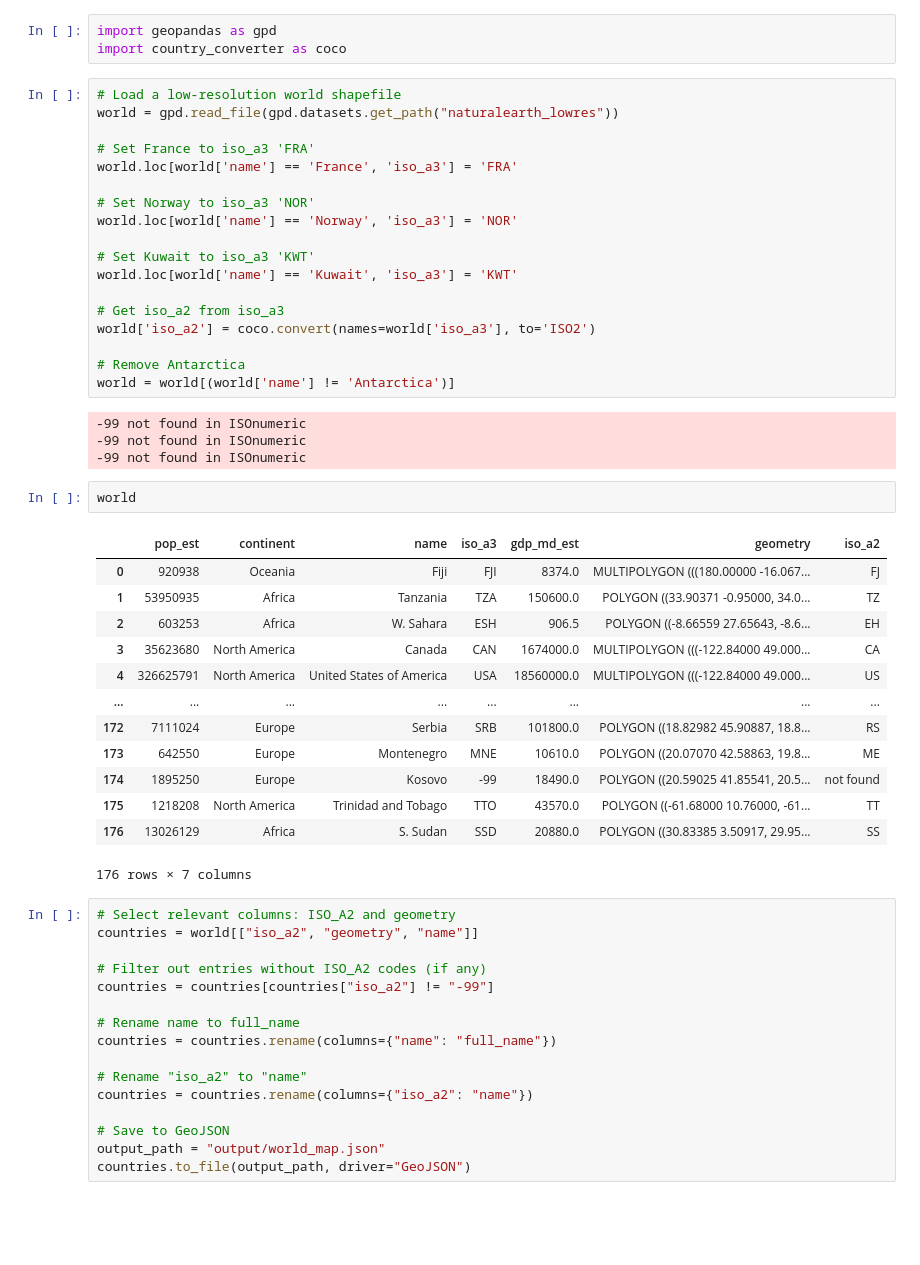
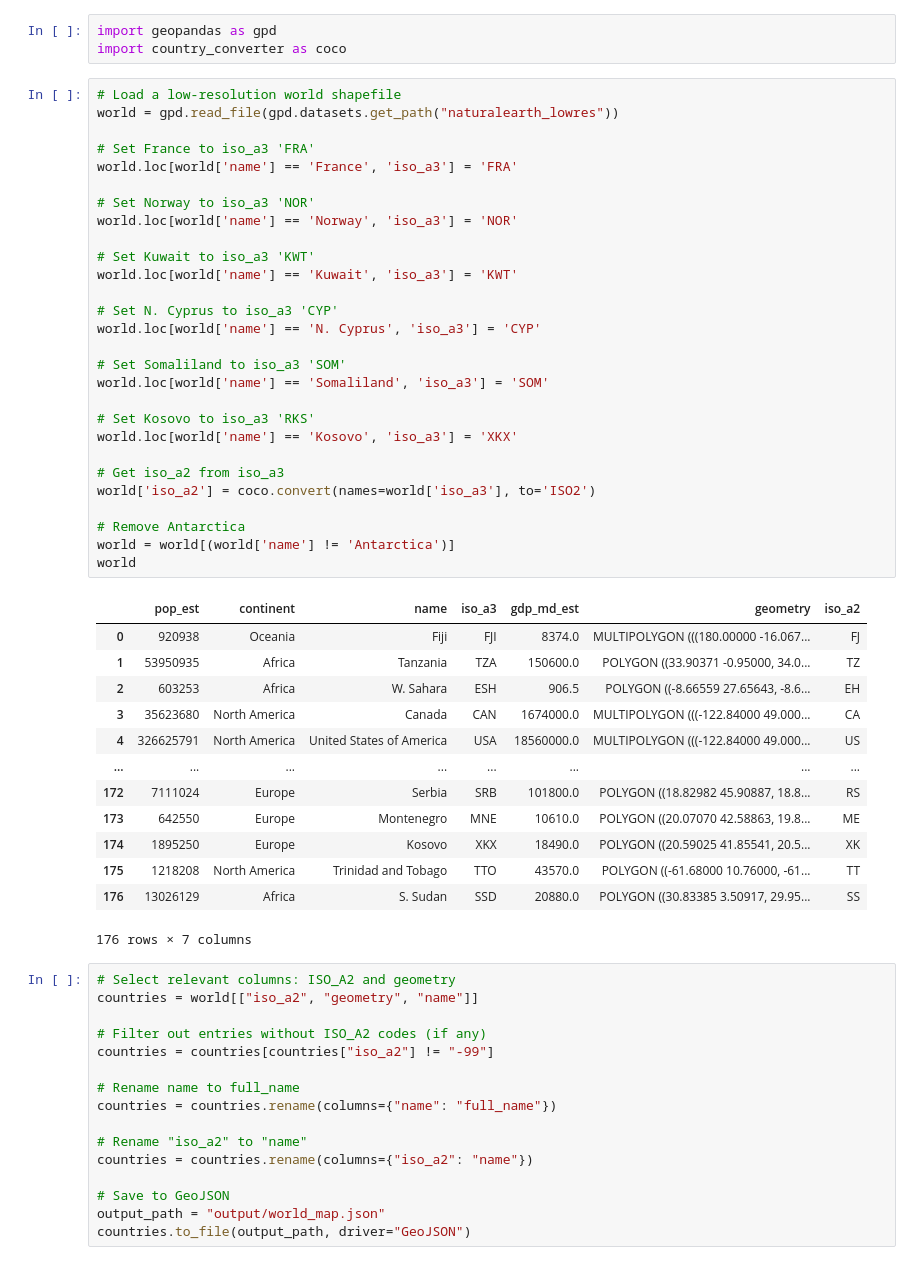
Before and after one commit to ColasDroin/pre_analysis, a Jupyter notebook: acquire_worldmap.ipynb, the cells around one changed output. Cells and saved outputs as stored; diff of their text form; blank space fills up the shorter version.

```diff
--- a/acquire_worldmap.ipynb
+++ b/acquire_worldmap.ipynb
@@ -4,41 +4,45 @@ import country_converter as coco
 # %%
 # Load a low-resolution world shapefile
 world = gpd.read_file(gpd.datasets.get_path("naturalearth_lowres"))
 
 # Set France to iso_a3 'FRA'
 world.loc[world['name'] == 'France', 'iso_a3'] = 'FRA'
 
 # Set Norway to iso_a3 'NOR'
 world.loc[world['name'] == 'Norway', 'iso_a3'] = 'NOR'
 
 # Set Kuwait to iso_a3 'KWT'
 world.loc[world['name'] == 'Kuwait', 'iso_a3'] = 'KWT'
 
+# Set N. Cyprus to iso_a3 'CYP'
+world.loc[world['name'] == 'N. Cyprus', 'iso_a3'] = 'CYP'
+
+# Set Somaliland to iso_a3 'SOM'
+world.loc[world['name'] == 'Somaliland', 'iso_a3'] = 'SOM'
+
+# Set Kosovo to iso_a3 'RKS'
+world.loc[world['name'] == 'Kosovo', 'iso_a3'] = 'XKX'
+
 # Get iso_a2 from iso_a3
 world['iso_a2'] = coco.convert(names=world['iso_a3'], to='ISO2')
 
 # Remove Antarctica
 world = world[(world['name'] != 'Antarctica')]
+world
 # %% [output]
+|  | pop_est | continent | name | iso_a3 | gdp_md_est | geometry | iso_a2 |
+| 0 | 920938 | Oceania | Fiji | FJI | 8374.0 | MULTIPOLYGON (((180.00000 -16.067... | FJ |
+| 1 | 53950935 | Africa | Tanzania | TZA | 150600.0 | POLYGON ((33.90371 -0.95000, 34.0... | TZ |
+| 2 | 603253 | Africa | W. Sahara | ESH | 906.5 | POLYGON ((-8.66559 27.65643, -8.6... | EH |
+| 3 | 35623680 | North America | Canada | CAN | 1674000.0 | MULTIPOLYGON (((-122.84000 49.000... | CA |
+| 4 | 326625791 | North America | United States of America | USA | 18560000.0 | MULTIPOLYGON (((-122.84000 49.000... | US |
+| ... | ... | ... | ... | ... | ... | ... | ... |
+| 172 | 7111024 | Europe | Serbia | SRB | 101800.0 | POLYGON ((18.82982 45.90887, 18.8... | RS |
+| 173 | 642550 | Europe | Montenegro | MNE | 10610.0 | POLYGON ((20.07070 42.58863, 19.8... | ME |
+| 174 | 1895250 | Europe | Kosovo | XKX | 18490.0 | POLYGON ((20.59025 41.85541, 20.5... | XK |
+| 175 | 1218208 | North America | Trinidad and Tobago | TTO | 43570.0 | POLYGON ((-61.68000 10.76000, -61... | TT |
+| 176 | 13026129 | Africa | S. Sudan | SSD | 20880.0 | POLYGON ((30.83385 3.50917, 29.95... | SS |
--99 not found in ISOnumeric
--99 not found in ISOnumeric
--99 not found in ISOnumeric
+176 rows × 7 columns
-# %%
-world
-# %% [output]
-|  | pop_est | continent | name | iso_a3 | gdp_md_est | geometry | iso_a2 |
-| 0 | 920938 | Oceania | Fiji | FJI | 8374.0 | MULTIPOLYGON (((180.00000 -16.067... | FJ |
-| 1 | 53950935 | Africa | Tanzania | TZA | 150600.0 | POLYGON ((33.90371 -0.95000, 34.0... | TZ |
-| 2 | 603253 | Africa | W. Sahara | ESH | 906.5 | POLYGON ((-8.66559 27.65643, -8.6... | EH |
-| 3 | 35623680 | North America | Canada | CAN | 1674000.0 | MULTIPOLYGON (((-122.84000 49.000... | CA |
-| 4 | 326625791 | North America | United States of America | USA | 18560000.0 | MULTIPOLYGON (((-122.84000 49.000... | US |
-| ... | ... | ... | ... | ... | ... | ... | ... |
-| 172 | 7111024 | Europe | Serbia | SRB | 101800.0 | POLYGON ((18.82982 45.90887, 18.8... | RS |
-| 173 | 642550 | Europe | Montenegro | MNE | 10610.0 | POLYGON ((20.07070 42.58863, 19.8... | ME |
-| 174 | 1895250 | Europe | Kosovo | -99 | 18490.0 | POLYGON ((20.59025 41.85541, 20.5... | not found |
-| 175 | 1218208 | North America | Trinidad and Tobago | TTO | 43570.0 | POLYGON ((-61.68000 10.76000, -61... | TT |
-| 176 | 13026129 | Africa | S. Sudan | SSD | 20880.0 | POLYGON ((30.83385 3.50917, 29.95... | SS |
-176 rows × 7 columns
 # %%
 # Select relevant columns: ISO_A2 and geometry
 countries = world[["iso_a2", "geometry", "name"]]
```
Also changed, not shown: parts of 1 cell of this notebook, 2 other files.
